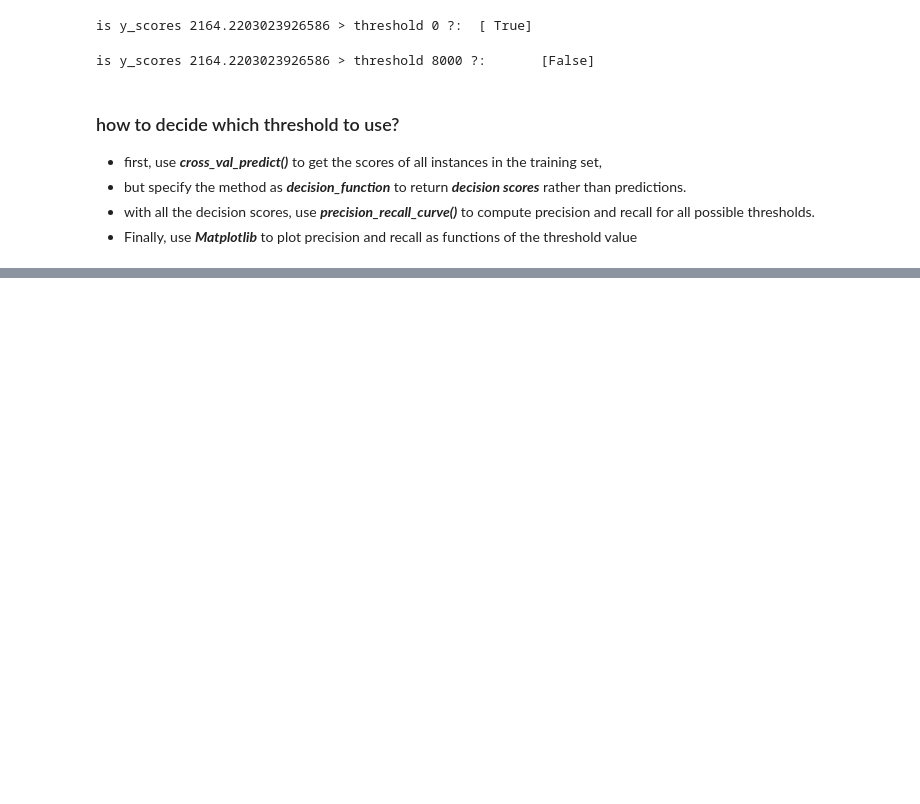
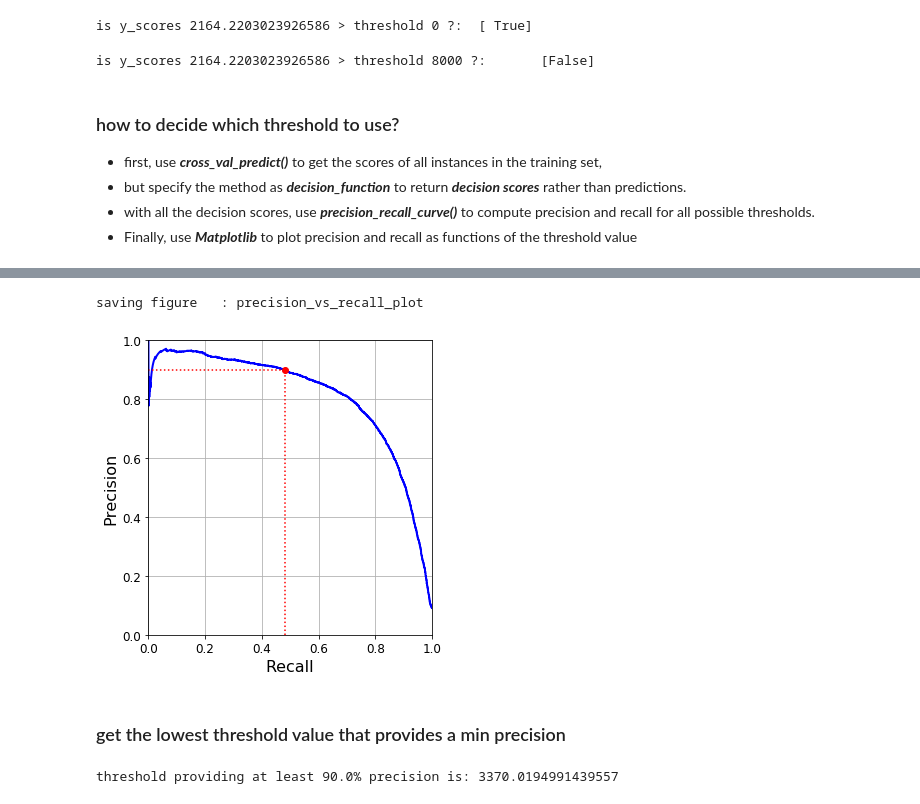
Before and after one commit to hopezh/learn_hands_on_ML_v2, a Jupyter notebook: ch3_classification_v2.ipynb, the cells around one changed output, grey strips where cells are left out. Cells and saved outputs as stored; diff of their text form; code cells hidden in the pictures; blank space fills up the shorter version.

Commit message:
wrap up precision and recall

```diff
--- a/ch3_classification_v2.ipynb
+++ b/ch3_classification_v2.ipynb
@@ -476,0 +481,26 @@ saving figure   : precision_recall_vs_threshold_plot
+# %%
+def plot_precision_vs_recall(precisions, recalls):
+    plt.plot(recalls, precisions, 'b-', linewidth=2)
+    plt.xlabel('Recall', fontsize=16)
+    plt.ylabel('Precision', fontsize=16)
+    plt.axis([0, 1, 0, 1])
+    plt.grid(True)
+
+plt.figure(figsize=(5, 5))
+plot_precision_vs_recall(precisions, recalls)
+plt.plot([0.48, 0.48], [0., 0.9], 'r:')
+plt.plot([0., 0.48], [0.9, 0.9], 'r:')
+plt.plot([0.48], [0.9], 'ro')
+save_fig('precision_vs_recall_plot')
+plt.show()
+# %% [output]
+saving figure   : precision_vs_recall_plot
+[figure, added]
+# %% [markdown]
+### get the lowest threshold value that provides a min precision
+# %%
+min_precision = 0.9
+threshold_for_min_precision = thresholds[np.argmax(precisions >= min_precision)]
+print('threshold providing at least', str(min_precision*100)+'% precision is:', threshold_for_min_precision)
+# %% [output]
+threshold providing at least 90.0% precision is: 3370.0194991439557
```
Also changed, not shown: parts of 2 cells of this notebook, 2 other files.
